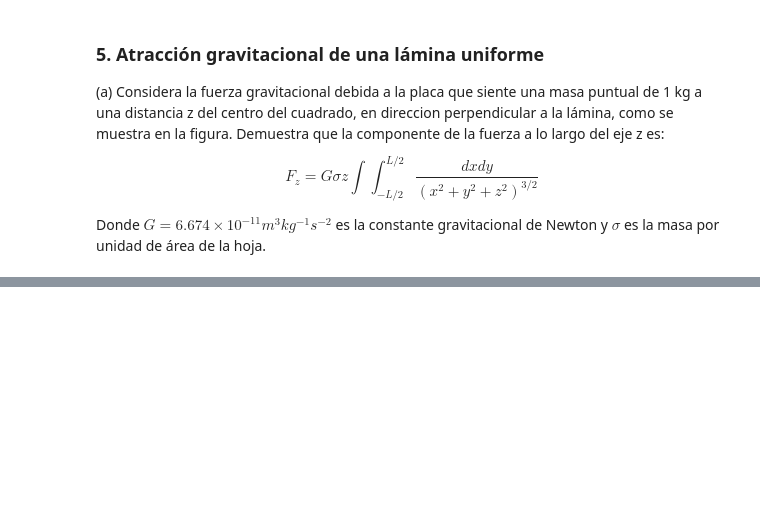
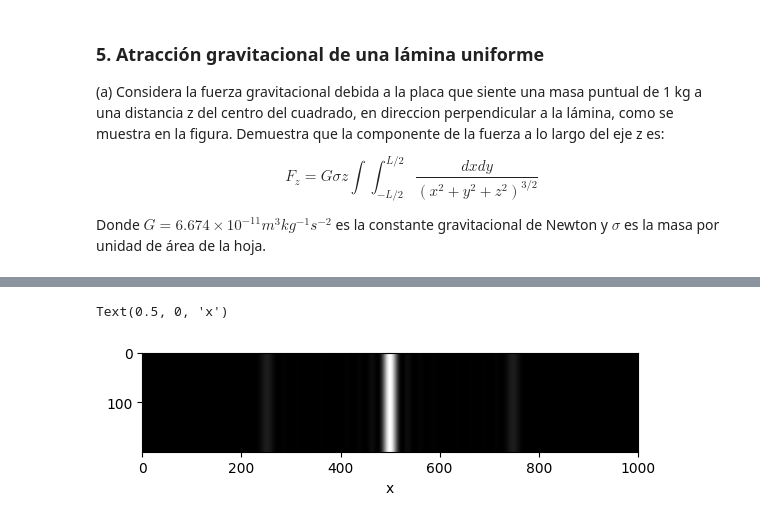
Before and after one commit to FrancoOlvera/Fisica_Comp, a Jupyter notebook: Tareas/Tarea 4/TareaPractica4.ipynb, the cells around one changed output, grey strips where cells are left out. Drawn from its saved outputs; the diff is of its cells as text; code cells hidden in the pictures; blank space fills up the shorter version.

```diff
--- a/Tareas/Tarea 4/TareaPractica4.ipynb
+++ b/Tareas/Tarea 4/TareaPractica4.ipynb
@@ -464,0 +630,9 @@ import math as mt
+# %%
+#grafica
+pantalla = np.tile(I, (200, 1)) #Esto me lo robé de chatgpt:(
+
+plt.imshow(pantalla, cmap='gray')
+plt.xlabel ("x")
+# %% [output]
+Text(0.5, 0, 'x')
+[figure, added]
```
Also changed, not shown: parts of 19 cells of this notebook.
